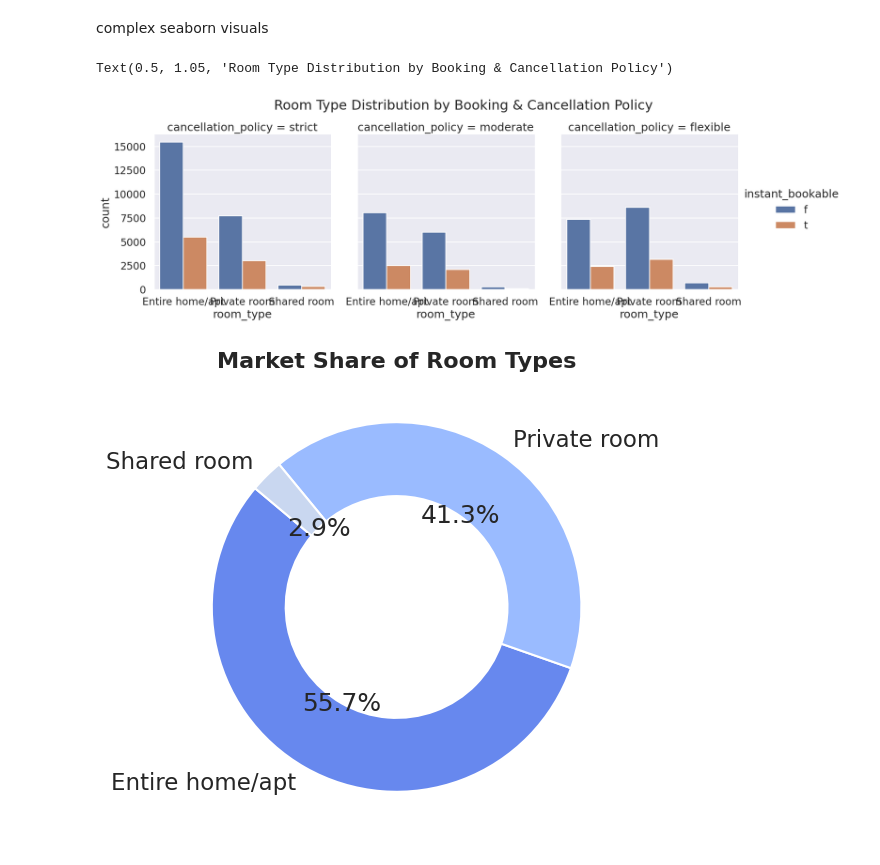
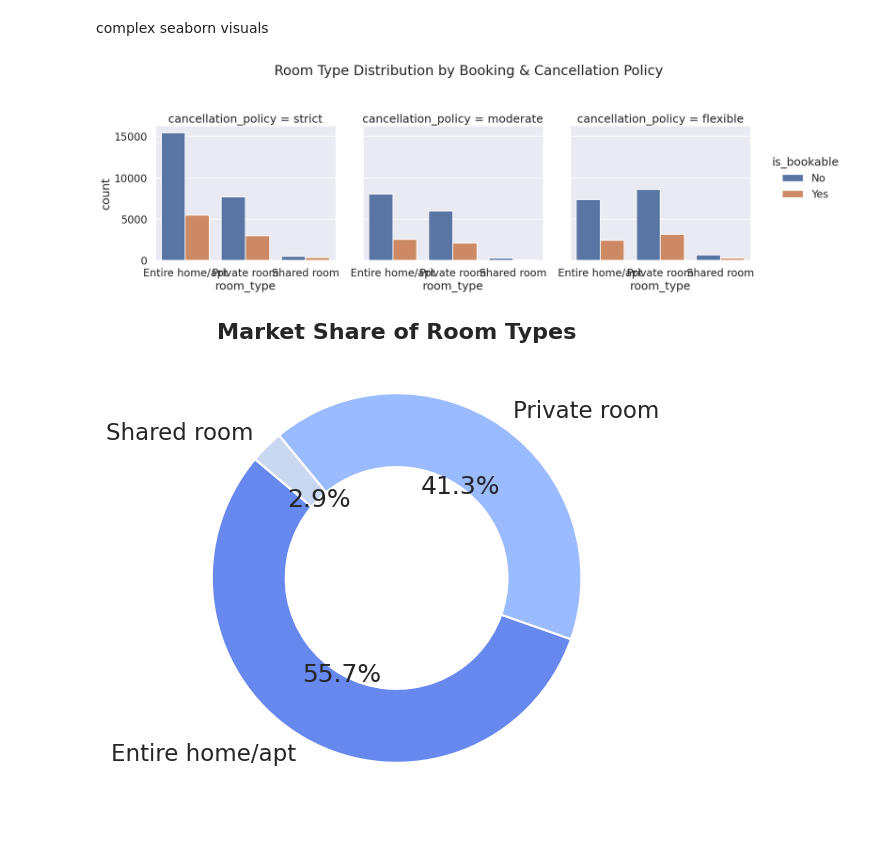
Before and after one commit to EverlineChea/Data-science---AirBnb-prediction, a Jupyter notebook: Class_AirBnB.ipynb, the cells around one changed output. Drawn from its saved outputs; the diff is of its cells as text; code cells hidden in the pictures.

```diff
--- a/Class_AirBnB.ipynb
+++ b/Class_AirBnB.ipynb
@@ -6,6 +6,6 @@ import numpy as np
 import matplotlib.pyplot as plt
 import seaborn as sns
 # %%
-df=pd.read_csv('/content/AirBNB.csv')
+df=pd.read_csv('/content/AirBNB (3).csv')
 # %% [markdown]
 Basic Data Inspection
@@ -401,21 +519,27 @@ sns.set_theme(style="darkgrid", context="talk")  # bigger, presentation-ready
 # %%
 #Barchart
 # %%
-sns.set_theme(style="darkgrid", context="talk")  # bigger, presentation-ready
+import seaborn as sns
+import matplotlib.pyplot as plt
+
+sns.set_theme(style="darkgrid", context="talk")
+
 g = sns.catplot(
     x="room_type",
-    hue="instant_bookable",
+    hue="is_bookable",  # Changed from 'instant_bookable' to 'is_bookable'
     col="cancellation_policy",
     data=df,
     kind="count",
     height=5,
     aspect=1
 )
 
 g.fig.suptitle("Room Type Distribution by Booking & Cancellation Policy", y=1.05)
+g.tight_layout()
+
+plt.show()
 # %% [output]
-Text(0.5, 1.05, 'Room Type Distribution by Booking & Cancellation Policy')
-[figure, old version]
+[figure, new version]
 # %%
 #pie chart
 counts = df['room_type'].value_counts()
```
Also changed, not shown: parts of 12 cells of this notebook.
